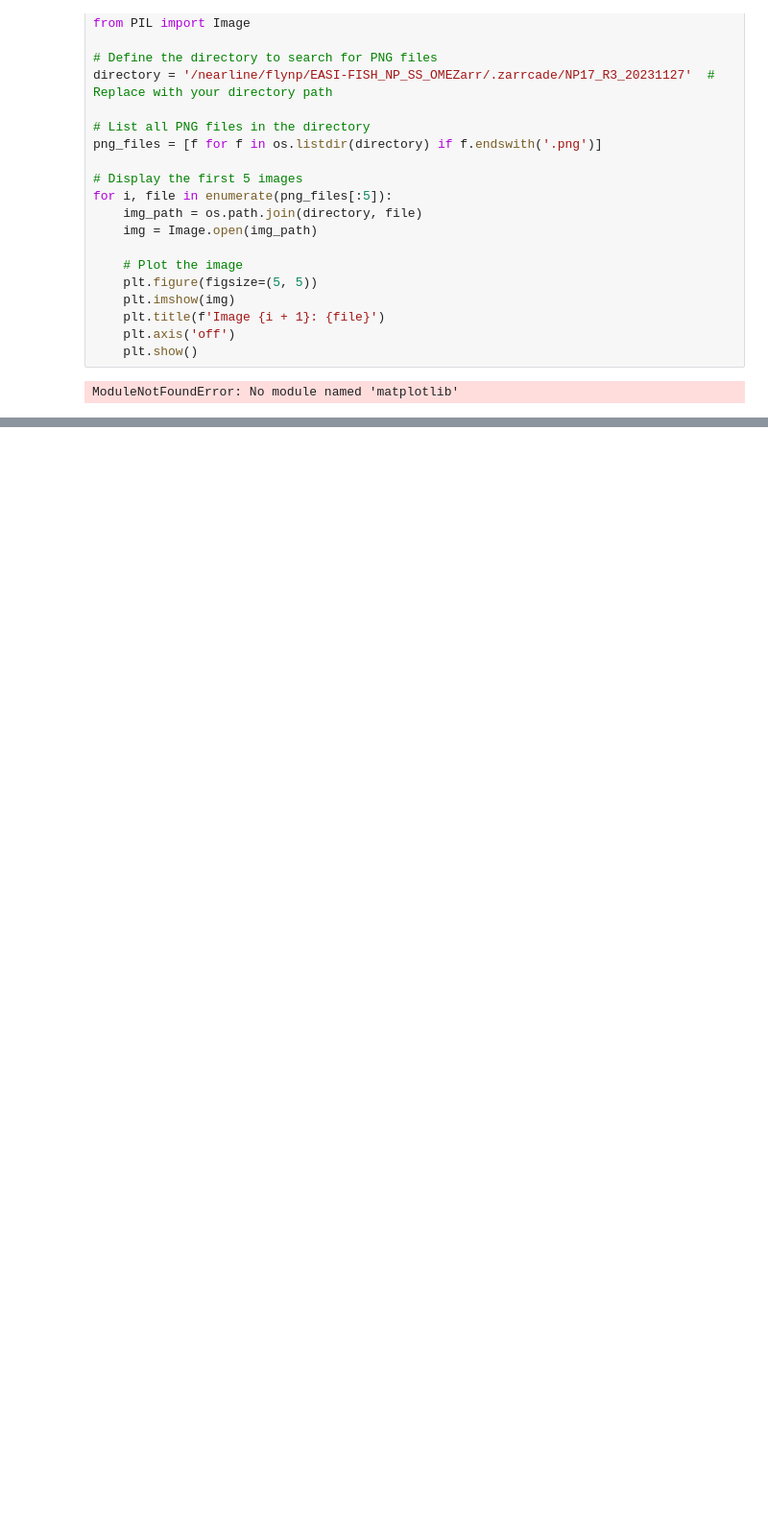
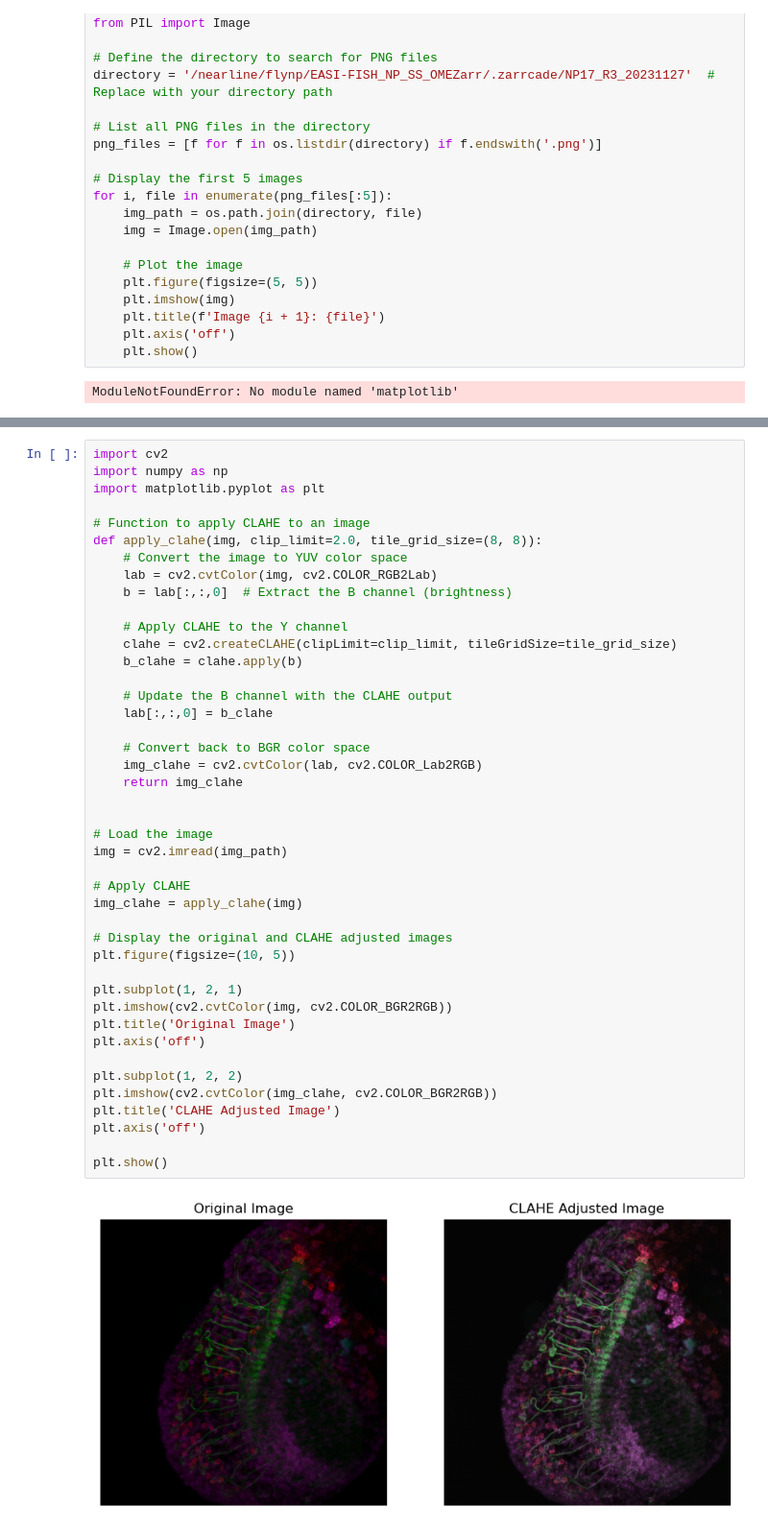
Before and after one commit to JaneliaSciComp/zarrcade, a Jupyter notebook: notebooks/Thumbnails.ipynb, the cells around one changed output, grey strips where cells are left out. Shown at 96% size. Saved outputs shown, nothing was run; the diff lists cells and outputs as text; blank space fills up the shorter version.

Commit message:
test various brightness correction algorithms

```diff
--- a/notebooks/Thumbnails.ipynb
+++ b/notebooks/Thumbnails.ipynb
@@ -156,0 +159,45 @@ plt.show()
+# %%
+import cv2
+import numpy as np
+import matplotlib.pyplot as plt
+
+# Function to apply CLAHE to an image
+def apply_clahe(img, clip_limit=2.0, tile_grid_size=(8, 8)):
+    # Convert the image to YUV color space
+    lab = cv2.cvtColor(img, cv2.COLOR_RGB2Lab)
+    b = lab[:,:,0]  # Extract the B channel (brightness)
+
+    # Apply CLAHE to the Y channel
+    clahe = cv2.createCLAHE(clipLimit=clip_limit, tileGridSize=tile_grid_size)
+    b_clahe = clahe.apply(b)
+
+    # Update the B channel with the CLAHE output
+    lab[:,:,0] = b_clahe
+
+    # Convert back to BGR color space
+    img_clahe = cv2.cvtColor(lab, cv2.COLOR_Lab2RGB)
+    return img_clahe
+
+
+# Load the image
+img = cv2.imread(img_path)
+
+# Apply CLAHE
+img_clahe = apply_clahe(img)
+
+# Display the original and CLAHE adjusted images
+plt.figure(figsize=(10, 5))
+
+plt.subplot(1, 2, 1)
+plt.imshow(cv2.cvtColor(img, cv2.COLOR_BGR2RGB))
+plt.title('Original Image')
+plt.axis('off')
+
+plt.subplot(1, 2, 2)
+plt.imshow(cv2.cvtColor(img_clahe, cv2.COLOR_BGR2RGB))
+plt.title('CLAHE Adjusted Image')
+plt.axis('off')
+
+plt.show()
+# %% [output]
+[figure, added]
```
Also changed, not shown: parts of 8 cells of this notebook.
